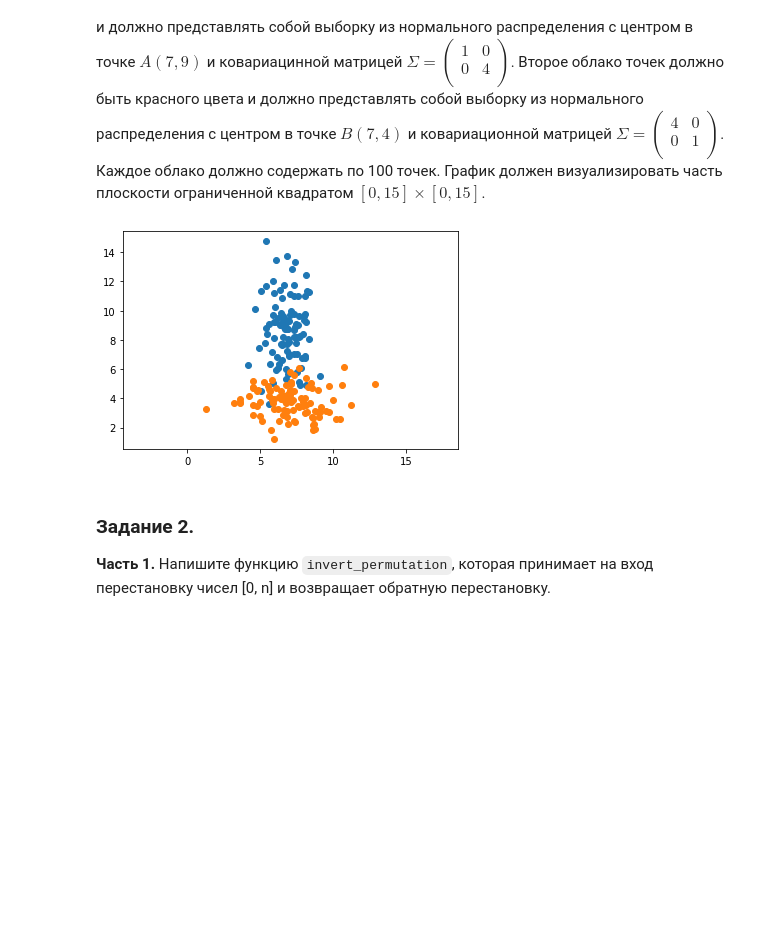
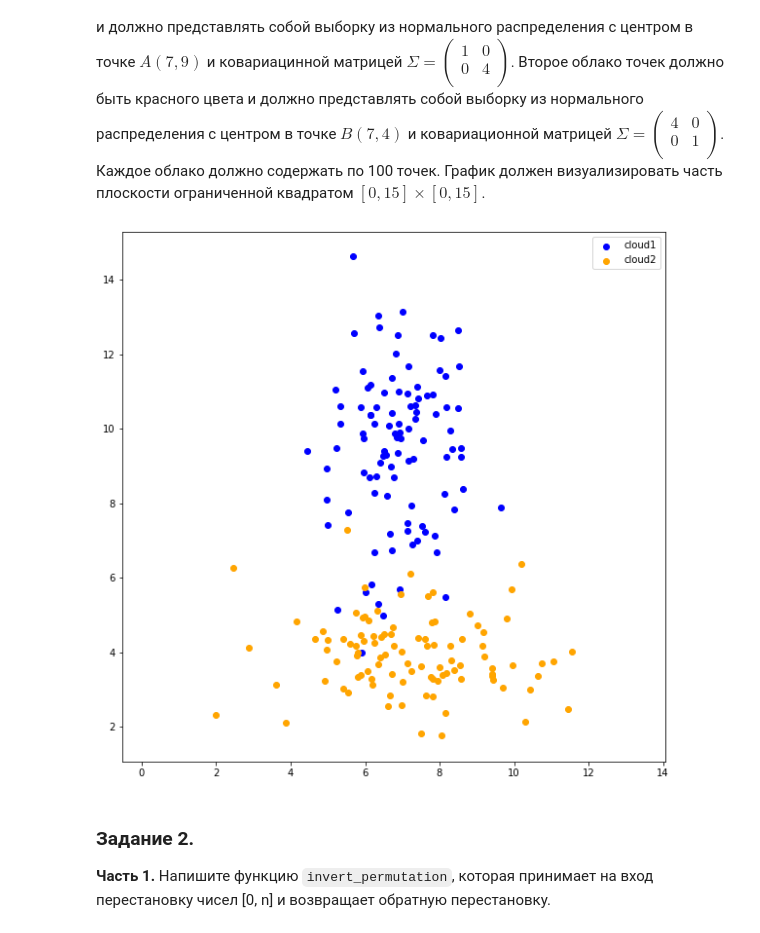
Before and after one commit to gubkapob/Machine-Learnind-Data-Science, a Jupyter notebook: Test for ds.ipynb, the cells around one changed output. Cells and saved outputs as stored; diff of their text form; code cells hidden in the pictures; blank space fills up the shorter version.

```diff
--- a/Test for ds.ipynb
+++ b/Test for ds.ipynb
@@ -16,31 +17,33 @@
 # %%
 import numpy as np
 import matplotlib.pyplot as plt
 from scipy.stats import multivariate_normal as mvn
 %matplotlib inline
 
 def plot_clouds():
     mu_a = [7, 9]
     covmatrix_a = np.array([[1, 0], [0, 4]])
     cloud1 = mvn.rvs(mean=mu_a, cov=covmatrix_a, size=100)
     #cloud1 = np.random.multivariate_normal(mean=mu, cov = covmatrix_a, size=100)
 
     mu_b = [7, 4]
     covmatrix_b = np.array([[4, 0], [0, 1]])
     cloud2 = mvn.rvs(mean=mu_b, cov=covmatrix_b, size=100)
 
-    plt.scatter(cloud1[:,0], cloud1[:,1])
-    plt.scatter(cloud2[:,0], cloud2[:,1])
+    plt.figure(figsize=(10, 10))
+    plt.scatter(cloud1[:,0], cloud1[:,1], c='blue', label='cloud1')
+    plt.scatter(cloud2[:,0], cloud2[:,1], c='orange', label='cloud2')
     #print(cloud1[:])
     #print(cloud1.shape)
     #print(cloud2[:])
     #print(cloud2.shape)
     plt.axis('equal')
+    plt.legend()
     plt.show()
 
 plot_clouds()
 # %% [output]
-[figure, old version]
+[figure, new version]
 # %% [markdown]
 ### Задание 2.
 
```
Also changed, not shown: parts of 19 cells of this notebook, 1 other file.
